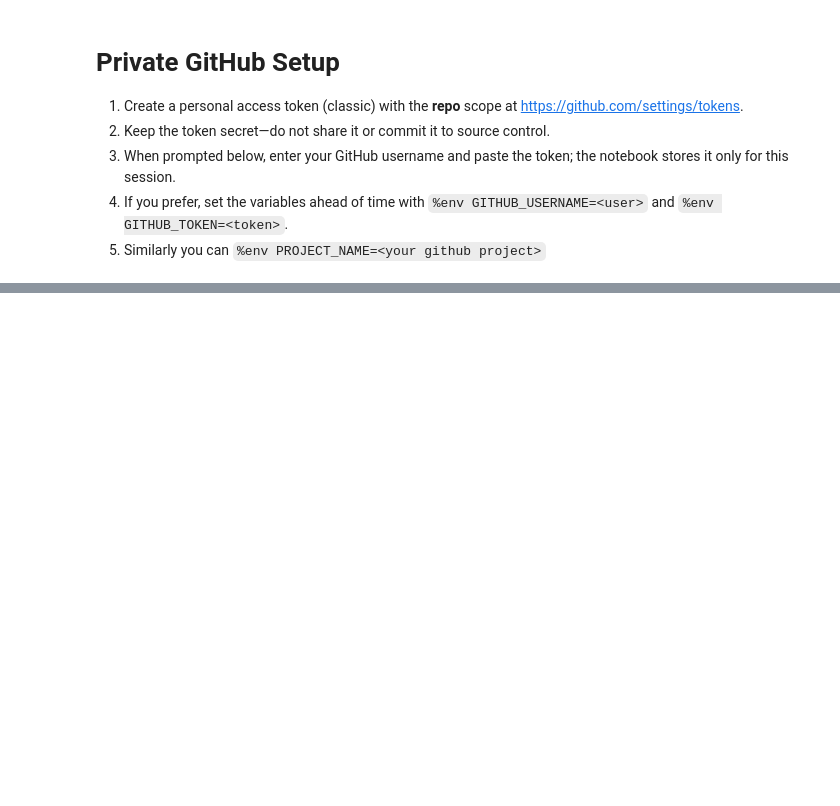
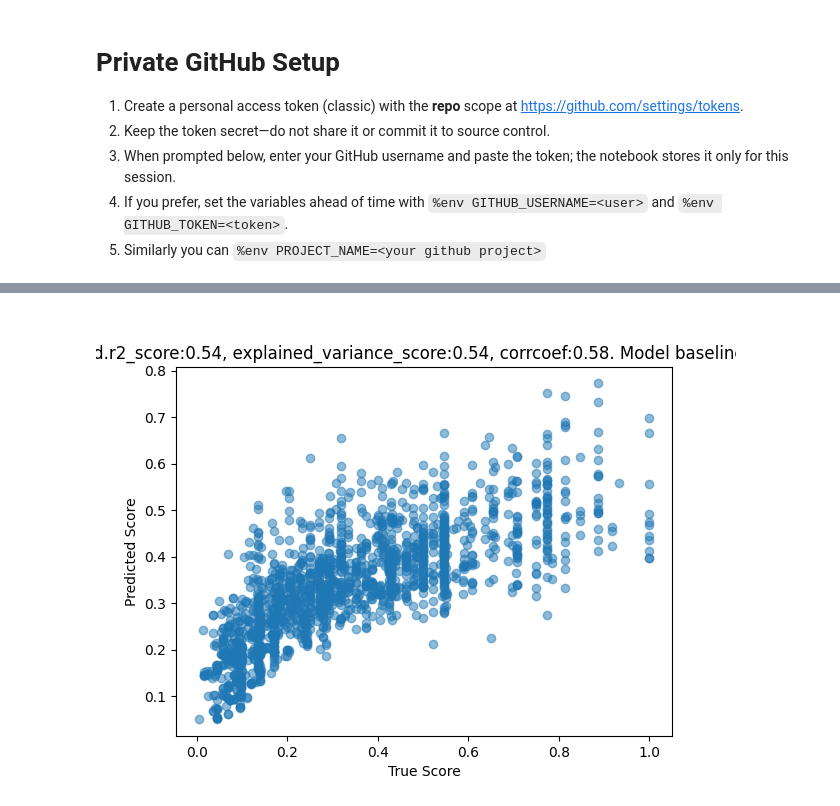
Before and after one commit to vmorozov/colab, a Jupyter notebook: example.ipynb, the cells around one changed output, grey strips where cells are left out. Cells and saved outputs as stored; diff of their text form; code cells hidden in the pictures; blank space fills up the shorter version.

```diff
--- a/example.ipynb
+++ b/example.ipynb
@@ -47,0 +89,7 @@ print(f"Notebook execution complete. Output saved to {output_path}")
+# %%
+#show eval_drug_baseline.png
+from IPython.display import Image
+Image(filename='eval_drug_baseline.png')
+#
+# %% [output]
+[figure, added]
```
Also changed, not shown: parts of 12 cells of this notebook.
